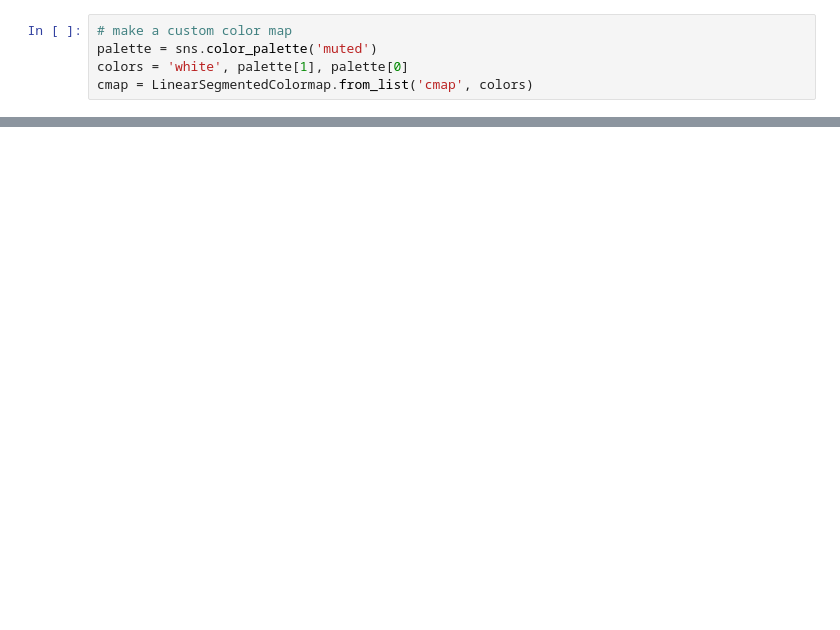
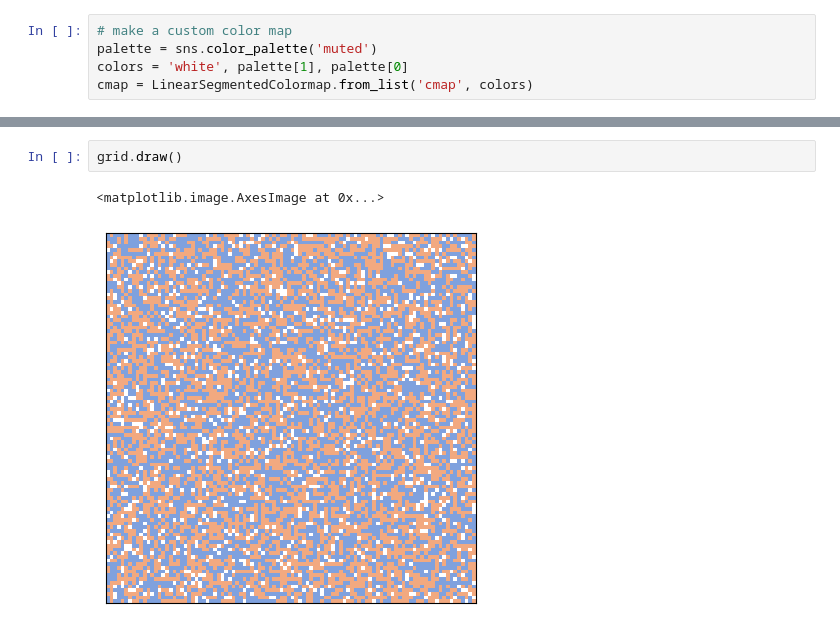
Before and after one commit to DONG-BO-Eric/CITS4403-Project, a Jupyter notebook: code/project.ipynb, the cells around one changed output, grey strips where cells are left out. Drawn from its saved outputs; the diff is of its cells as text; blank space fills up the shorter version.

```diff
--- a/code/project.ipynb
+++ b/code/project.ipynb
@@ -149 +241,6 @@ class Schelling(Cell2D):
+# %%
+grid.draw()
+# %% [output]
+<matplotlib.image.AxesImage at 0x...>
+[figure, added]
 # %%
```
Also changed, not shown: parts of 18 cells of this notebook.
